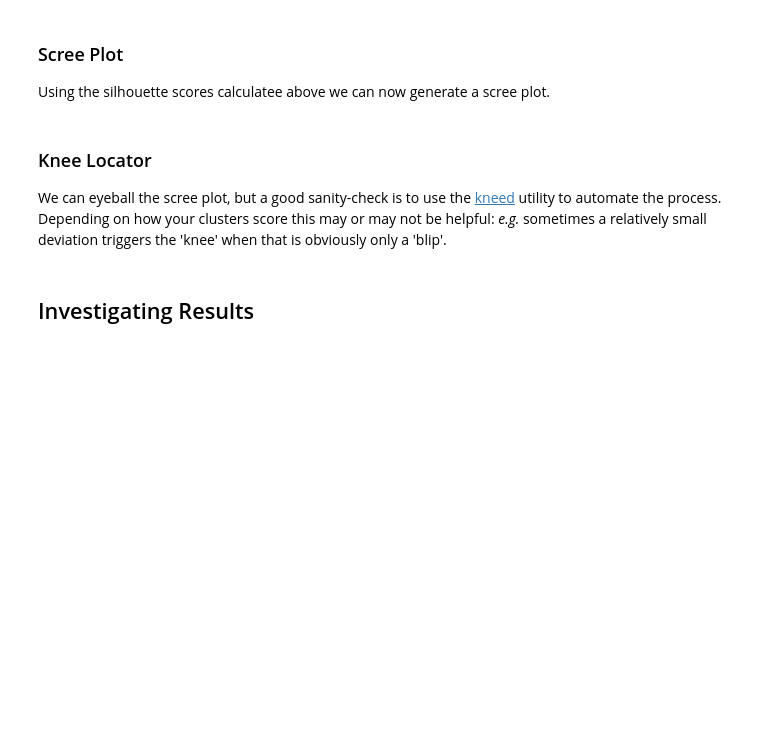
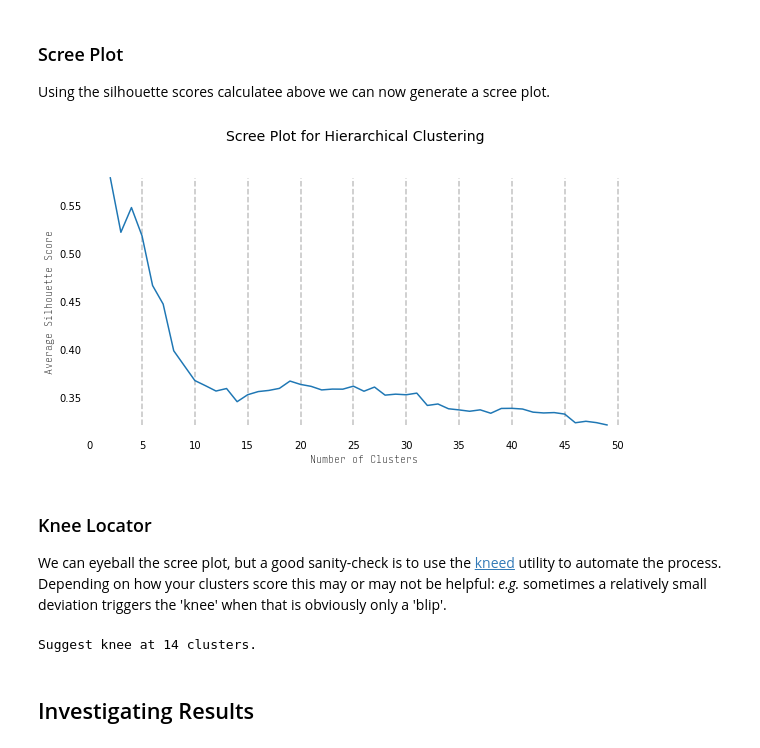
Before and after one commit to jreades/ph-tutorial-code, a Jupyter notebook: Clustering_Word_Embeddings.ipynb, the cells around one changed output. Saved outputs shown, nothing was run; the diff lists cells and outputs as text; code cells hidden in the pictures; blank space fills up the shorter version.

```diff
--- a/Clustering_Word_Embeddings.ipynb
+++ b/Clustering_Word_Embeddings.ipynb
@@ -228,7 +319,7 @@ pickle.dump(Z, open(os.path.join('data','Z.pickle'), 'wb'))
 table = []
 
 # Take the 1st, 10000th, '-2000th', and '-1st' observations
-for i in [0, 10000, -2000, -1]:
+for i in [0, math.ceil(Z.shape[0]*0.25), math.ceil(Z.shape[0]*0.5), math.ceil(Z.shape[0]*0.75), -1]:
     r = list(Z[i])
     r.insert(0,(i if i >= 0 else len(Z)+i))
     table.append(r)
@@ -272,7 +373,7 @@ You're looking at **_over_ 10 seconds per clustering**, IIRC, so for 50 clusters
 %%time
 
 start_cl = 2
-end_cl   = 50
+end_cl   = 25
 
 sil_scores = []
 
@@ -298,40 +404,32 @@ Using the silhouette scores calculatee above we can now generate a scree plot.
 # %%
 fig,ax = plt.subplots(1,1,figsize=(10,5));
 sns.lineplot(x=np.arange(start_cl,start_cl+len(sil_scores)), y=sil_scores, ax=ax)
 ax.set_title("")
-ax.set_xlabel("Number of Clusters")
-ax.set_ylabel("Average Silhouette Score")
+ax.set_xlabel("Number of Clusters", **afont)
+ax.set_ylabel("Average Silhouette Score", **afont)
 
-decreasing = True
-last_sil   = 1.0
-selected   = 0
-
-for i in range(1,len(sil_scores)):
-    if sil_scores[i] < last_sil and decreasing:
-        #print(f"Decreasing {i}: {sil_scores[i]:0.5f}")
-        last_sil = sil_scores[i]
-    elif sil_scores[i] > last_sil and decreasing:
-        #print(f"Increasing {i}: {sil_scores[i]:0.5f}")
-        last_sil = sil_scores[i]
-        decreasing = False
-    elif sil_scores[i] > last_sil and not decreasing:
-        #print(f"Increasing {i}: {sil_scores[i]:0.5f}")
-        last_sil = sil_scores[i]
-        selected = i
-
-ax.vlines(x=selected+start_cl, ymin=np.array(sil_scores).min(), ymax=np.array(sil_scores).max(), color='red', linestyle='dotted')
-plt.text(x=selected+start_cl+1, y=np.array(sil_scores).max()/2, s=f'Suggest $c$={selected+start_cl}')
+plt.box(False)
+plt.xticks(range(0,end_cl+1,5))
+ax.tick_params(axis='both', length=0)
+for xt in range(5,51,5):
+    plt.vlines(xt, np.min(sil_scores), np.max(sil_scores), colors=(0.4,0.4,0.4,0.4), linestyles='dashed')
 
 plt.suptitle(f"Scree Plot for Hierarchical Clustering", fontsize=14);
 #plt.savefig(os.path.join('data',f'Silhouette-Scree.png'), dpi=150)
 plt.show();
+# %% [output]
+[figure, added]
 # %% [markdown]
 ### Knee Locator
 
 We can eyeball the scree plot, but a good sanity-check is to use the [kneed](https://pypi.org/project/kneed/) utility to automate the process. Depending on how your clusters score this may or may not be helpful: _e.g._ sometimes a relatively small deviation triggers the 'knee' when that is obviously only a 'blip'.
 # %%
-kn = KneeLocator(np.arange(3,3+len(sil_scores)), sil_scores, curve="convex", direction="decreasing")
-print(f'Suggest c={kn.knee}')
+kn = KneeLocator(np.arange(3,3+len(sil_scores)), sil_scores,
+                 curve="convex", direction="decreasing", S=3,
+                 interp_method="polynomial", polynomial_degree=4)
+print(f'Suggest knee at {kn.knee} clusters.')
+# %% [output]
+Suggest knee at 14 clusters.
 # %% [markdown]
 ## Investigating Results
 # %% [markdown]
```
Also changed, not shown: parts of 62 cells of this notebook, 1 other file.
